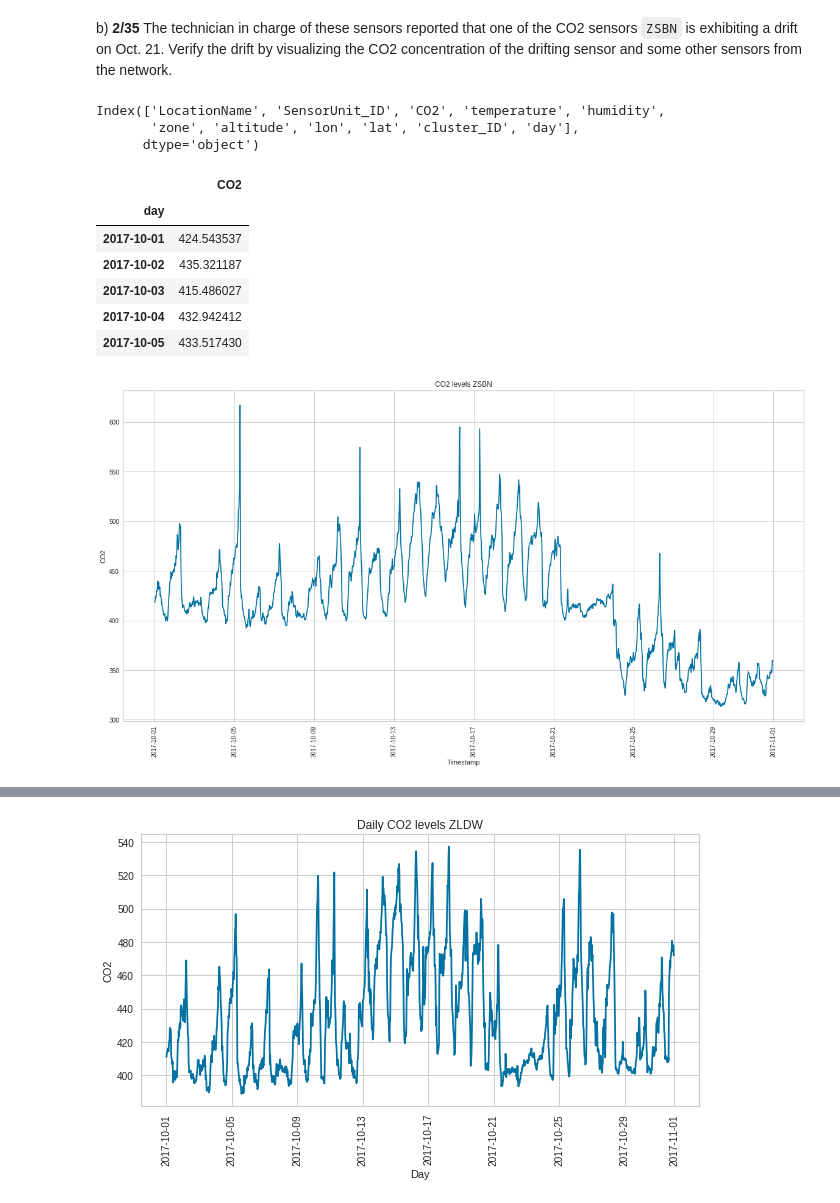
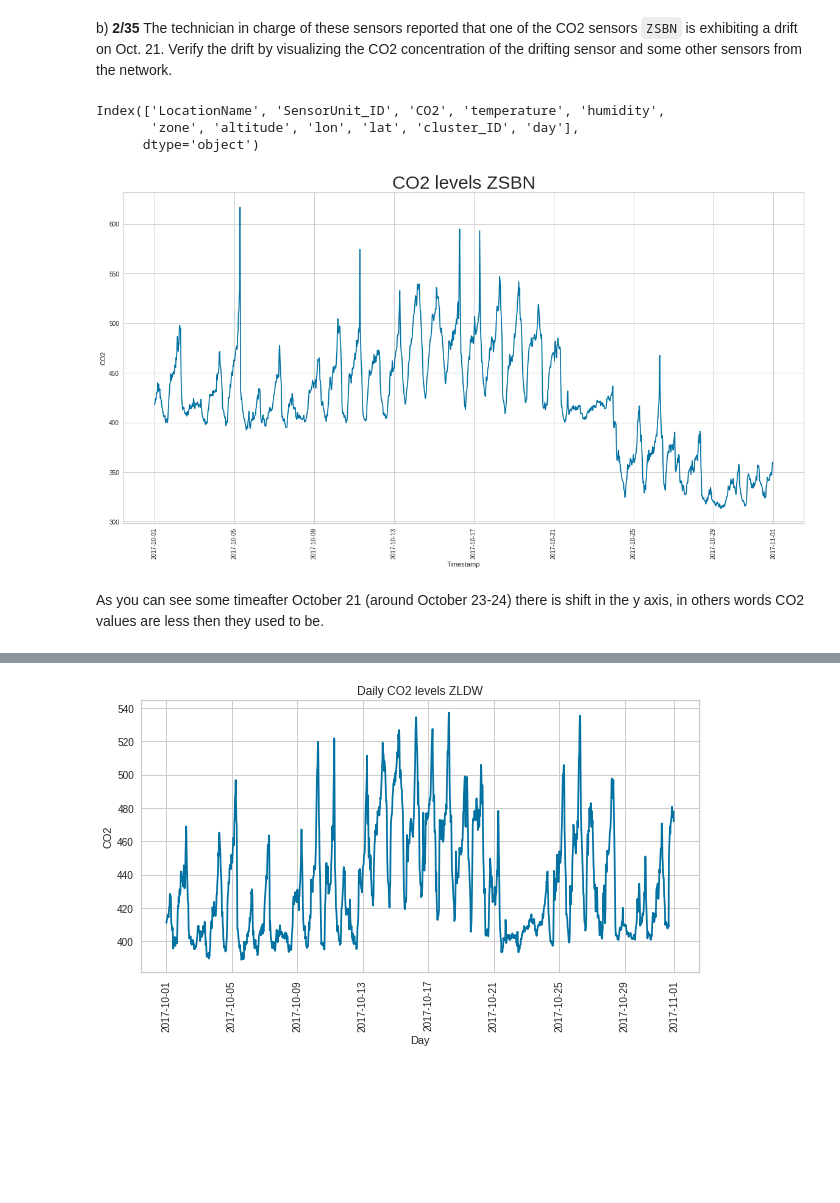
Before and after one commit to FurkanKarakas/dslab-homework-2, a Jupyter notebook: notebooks/DSLab_homework-2.ipynb, the cells around one changed output, grey strips where cells are left out. Drawn from its saved outputs; the diff is of its cells as text; code cells hidden in the pictures; blank space fills up the shorter version.

```diff
--- a/notebooks/DSLab_homework-2.ipynb
+++ b/notebooks/DSLab_homework-2.ipynb
@@ -327,7 +323,7 @@ where $c$ is the cluster, $n$ is the number of clusters, and $m$ is the number o
 By default, the scoring parameter metric is set to distortion, which computes the sum of squared distances from each point to its assigned center. However, two other metrics can also be used with the KElbowVisualizer – `silhouette` and `calinski_harabasz`. The silhouette score calculates the mean Silhouette Coefficient of all samples, while the calinski_harabasz score computes the ratio of dispersion between and within clusters.
 # %%
 # calinski_harabasz score
-visualizer = KElbowVisualizer(model, k=(2,20), metric='calinski_harabasz')
+visualizer = KElbowVisualizer(model, k=(2,10), metric='calinski_harabasz')
 visualizer.fit(altitudes)
 visualizer.show()
 # %% [output]
@@ -555,23 +549,10 @@ plt.show()
 As shown in the figures, the interpolations in time are pretty bad which is logical since the CO2 levels change significantly throughout the day and a simple time interpolation does not make sense in this case. However, the space interpolation seems to be very accurate. Note that there is only a shift along the y-axis.
 # %% [markdown]
 b) **2/35** The technician in charge of these sensors reported that one of the CO2 sensors `ZSBN` is exhibiting a drift on Oct. 21. Verify the drift by visualizing the CO2 concentration of the drifting sensor and some other sensors from the network.
-# %%
-df_final.columns
-# %% [output]
-Index(['LocationName', 'SensorUnit_ID', 'CO2', 'temperature', 'humidity',
-       'zone', 'altitude', 'lon', 'lat', 'cluster_ID', 'day'],
-      dtype='object')
-# %%
-df_co2 = df_final[["LocationName","CO2"]]
-df_co2_zsbn = df_co2[df_co2['LocationName'] == "ZSBN"]
-df_days = df_co2_zsbn.assign(day = lambda x: x.index.date).set_index("day")
-df_grouped = df_days.groupby(['day']).mean()
-df_grouped.head()
-# %% [output]
-|  | CO2 |
-| day |  |
-| 2017-10-01 | 424.543537 |
-| 2017-10-02 | 435.321187 |
-| 2017-10-03 | 415.486027 |
-| 2017-10-04 | 432.942412 |
-| 2017-10-05 | 433.517430 |
+# %%
+#Print the columns
+df_final.columns
+# %% [output]
+Index(['LocationName', 'SensorUnit_ID', 'CO2', 'temperature', 'humidity',
+       'zone', 'altitude', 'lon', 'lat', 'cluster_ID', 'day'],
+      dtype='object')
@@ -578,11 +564,13 @@ df_grouped.head()
 # %%
 plt.figure(figsize=(20,10))
 plt.plot(df_co2_zsbn["CO2"])
 plt.xlabel("Timestamp")
 plt.ylabel("CO2")
-plt.title('CO2 levels ZSBN')
+plt.title('CO2 levels ZSBN',size = 30)
 plt.xticks(rotation=90)
 plt.grid(True)
 plt.show()
 # %% [output]
-[figure, old version]
+[figure, new version]
+# %% [markdown]
+As you can see some timeafter October 21 (around October 23-24) there is shift in the y axis, in others words CO2 values are less then they used to be.
```
Also changed, not shown: parts of 67 cells of this notebook.
